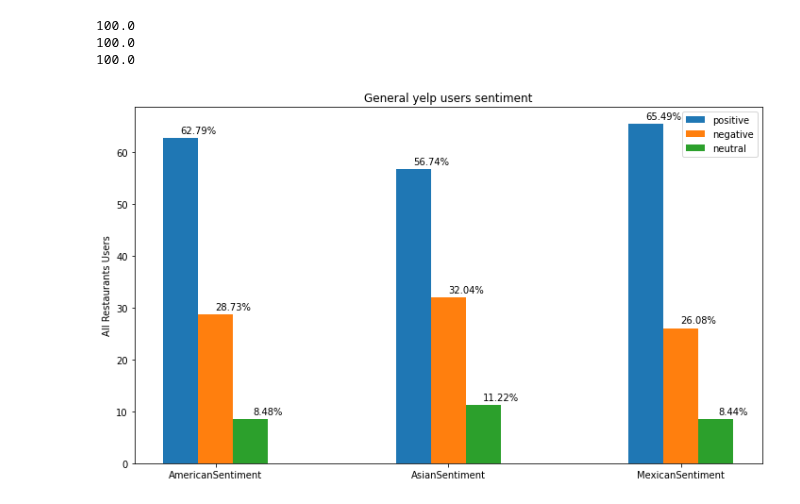
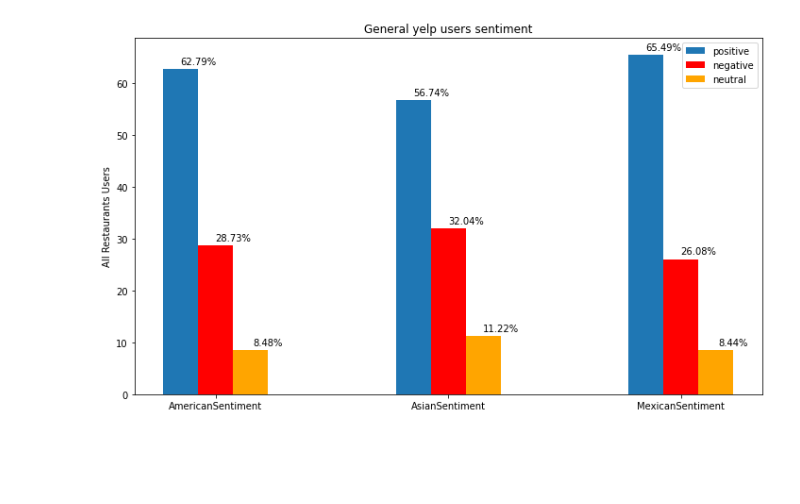
Before and after one commit to EleonoraBartolomucci/Fairness, a Jupyter notebook: Esperimenti/miky_generalYelpUsersSentiment.ipynb, the cells around one changed output. Drawn from its saved outputs; the diff is of its cells as text; code cells hidden in the pictures; blank space fills up the shorter version.

```diff
--- a/Esperimenti/miky_generalYelpUsersSentiment.ipynb
+++ b/Esperimenti/miky_generalYelpUsersSentiment.ipynb
@@ -69,7 +159,7 @@ mexican_neutral = (len(res[(mexican) & (neutral)]) * 100) / totMexicanUsers
 
 labels = ['AmericanSentiment', 'AsianSentiment', 'MexicanSentiment']
 
-# GRAFICO PER TUTTI GLI UTENTI
+# GRAFICO PER TUTTI GLI UTENTI PER ETNIA
 
 # valori barre
 positive = [american_positive, asian_positive, mexican_positive]
@@ -82,36 +172,33 @@ width = 0.15  # the width of the bars
 matplotlib.rcParams['figure.figsize'] = (10.0, 6.0)
 fig, ax = plt.subplots()
 
 rects1 = ax.bar(x - width, positive, width, label='positive')
-rects2 = ax.bar(x, negative, width, label='negative')
-rects3 = ax.bar(x + width, neutral, width, label='neutral')
+rects2 = ax.bar(x, negative, width, label='negative', color='red')
+rects3 = ax.bar(x + width, neutral, width, label='neutral', color='orange')
 
 # Add some text for labels, title and custom x-axis tick labels, etc.
 ax.set_ylabel('All Restaurants Users')
 ax.set_title('General yelp users sentiment')
 ax.set_xticks(x)
 ax.set_xticklabels(labels)
 ax.legend()
 
 def autolabel(rects):
     """Attach a text label above each bar in *rects*, displaying its height."""
     for rect in rects:
         height = rect.get_height()
         ax.annotate('{:.2%}'.format(height/100),
                     xy=(rect.get_x() + rect.get_width(), height),
                     xytext=(0, 3),  # 3 points vertical offset
                     textcoords="offset points",
                     ha='center', va='bottom')
 
 autolabel(rects1)
 autolabel(rects2)
 autolabel(rects3)
 
 fig.tight_layout()
 
 plt.show()
 # %% [output]
-100.0
-100.0
-100.0
-[figure, old version]
+[figure, new version]
```
Also changed, not shown: parts of 4 cells of this notebook.
